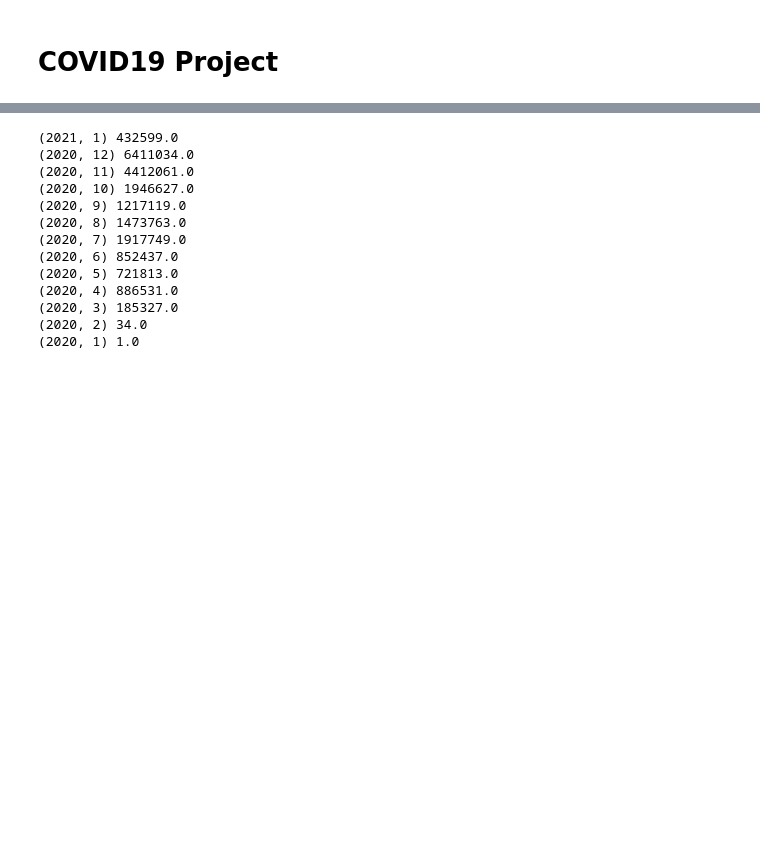
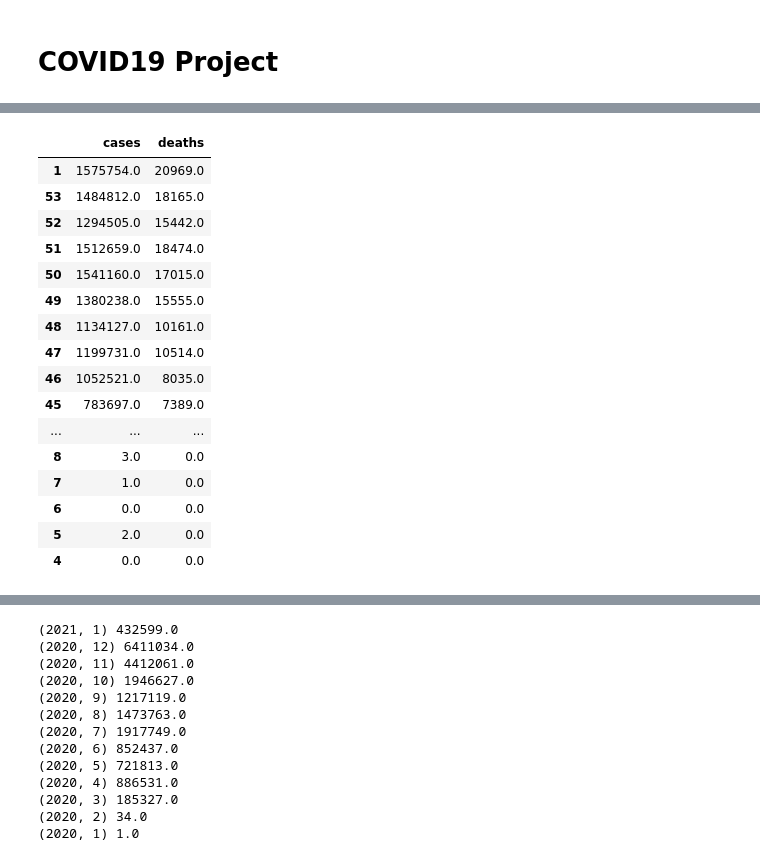
Before and after one commit to kylemichaelreaves/covid19, a Jupyter notebook: covid19_us.ipynb, the cells around one changed output, grey strips where cells are left out. Saved outputs shown, nothing was run; the diff lists cells and outputs as text; code cells hidden in the pictures; blank space fills up the shorter version.

```diff
--- a/covid19_us.ipynb
+++ b/covid19_us.ipynb
@@ -139,3 +157,23 @@ yesterday()
+# %%
+weekly_df()
+# %% [output]
+|  | cases | deaths |
+| 1 | 1575754.0 | 20969.0 |
+| 53 | 1484812.0 | 18165.0 |
+| 52 | 1294505.0 | 15442.0 |
+| 51 | 1512659.0 | 18474.0 |
+| 50 | 1541160.0 | 17015.0 |
+| 49 | 1380238.0 | 15555.0 |
+| 48 | 1134127.0 | 10161.0 |
+| 47 | 1199731.0 | 10514.0 |
+| 46 | 1052521.0 | 8035.0 |
+| 45 | 783697.0 | 7389.0 |
+| ... | ... | ... |
+| 8 | 3.0 | 0.0 |
+| 7 | 1.0 | 0.0 |
+| 6 | 0.0 | 0.0 |
+| 5 | 2.0 | 0.0 |
+| 4 | 0.0 | 0.0 |
 # %%
 monthly_df()
 # %% [output]
```
Also changed, not shown: parts of 11 cells of this notebook.
